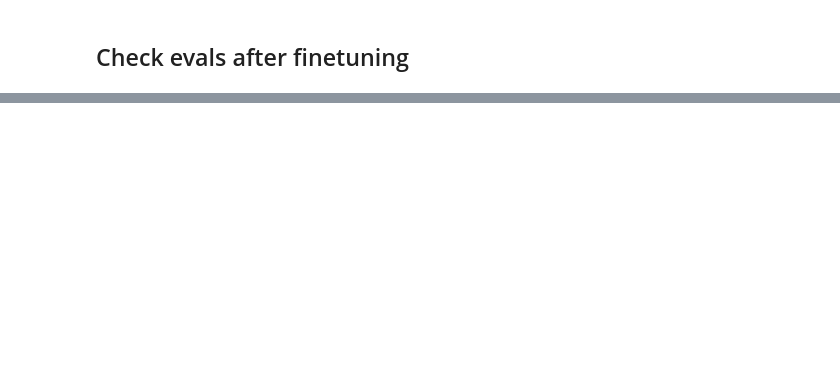
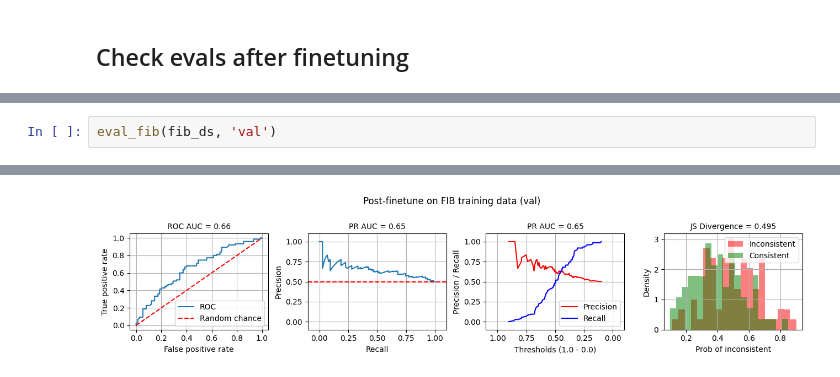
Before and after one commit to eugeneyan/visualizing-finetunes, a Jupyter notebook: 2_ft_fib.ipynb, the cells around one changed output, grey strips where cells are left out. Drawn from its saved outputs; the diff is of its cells as text; blank space fills up the shorter version.

```diff
--- a/2_ft_fib.ipynb
+++ b/2_ft_fib.ipynb
@@ -366,0 +544,3 @@ compute_metrics_per_threshold(fib_val_labels, fib_val_preds)
+# %%
+eval_fib(fib_ds, 'val')
+# %% [output]
@@ -366,0 +548 @@ compute_metrics_per_threshold(fib_val_labels, fib_val_preds)
+[figure, added]
```
Also changed, not shown: parts of 27 cells of this notebook.
